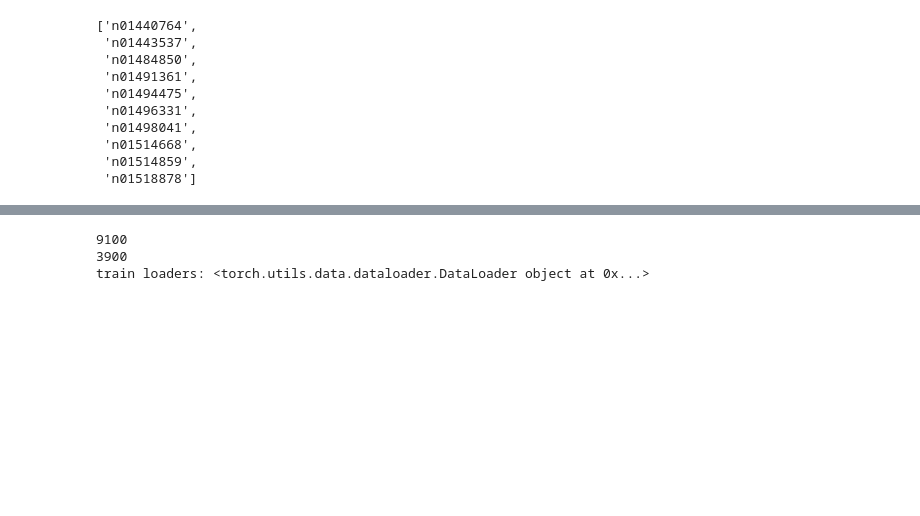
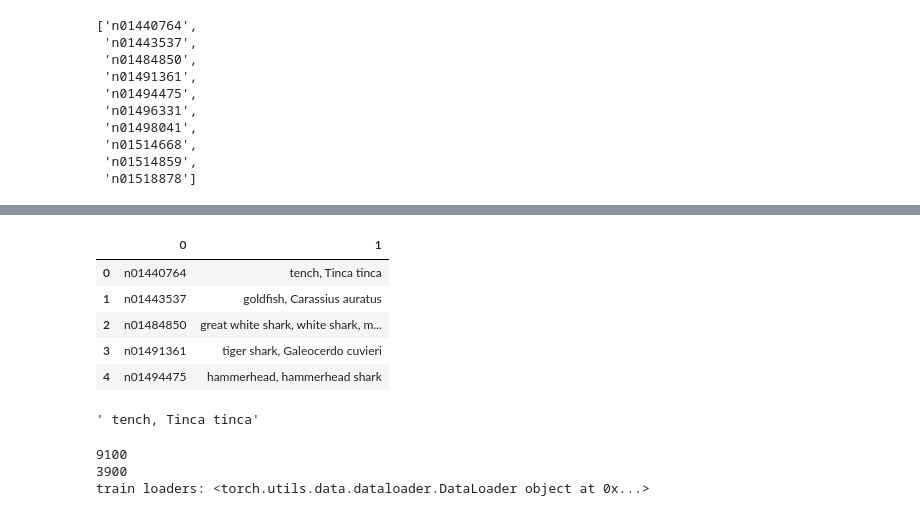
Before and after one commit to Flo3171/DS51_Project, a Jupyter notebook: code/DS51_Project.ipynb, the cells around one changed output, grey strips where cells are left out. Cells and saved outputs as stored; diff of their text form; code cells hidden in the pictures; blank space fills up the shorter version.

```diff
--- a/code/DS51_Project.ipynb
+++ b/code/DS51_Project.ipynb
@@ -47,5 +47,9 @@ La structure de ce data set est la suivante,le dossier ILSVRC contient un dossie
 # on vrérifie que le dataset à bien été téléchargé et on renseigne le chemin
 #datasetdir = "D:\\UTBM\\DS51\\imagenet-object-localization-challenge"
 datasetdir = "C:\\Users\\flocl\\OneDrive - Universite De Technologie De Belfort-Montbeliard\\UTBM\\INFO-04\\DS51\\dataset"
-for dirname, _, filenames in os.walk(datasetdir):
-    print(dirname)
+
+# on renseigne dans des variable les chemin des différent élément
+xml_folder= datasetdir + "\\ILSVRC\\Annotations\\CLS-LOC\\train"
+train_folder = datasetdir + "\\ILSVRC\\Data\\CLS-LOC\\train"
+test_folder = datasetdir + "\\ILSVRC\\Data\\CLS-LOC\\test"
+label_map = datasetdir + "\\ILSVRC\\LOC_synset_mapping.txt"
@@ -167,0 +136,12 @@ def resize_image(src, size=(128, 128), bgc="white"):
+# %%
+# on créer un data frame qui contient les noms des classes et leur numéro
+class_names = pd.read_csv(label_map, sep=";", header=None)
+# %%
+class_names.head()
+# %% [output]
+|  | 0 | 1 |
+| 0 | n01440764 | tench, Tinca tinca |
+| 1 | n01443537 | goldfish, Carassius auratus |
+| 2 | n01484850 | great white shark, white shark, m... |
+| 3 | n01491361 | tiger shark, Galeocerdo cuvieri |
+| 4 | n01494475 | hammerhead, hammerhead shark |
@@ -168,3 +154,7 @@ def resize_image(src, size=(128, 128), bgc="white"):
+# %%
+get_class_name("n01440764")
+# %% [output]
+' tench, Tinca tinca'
 # %%
 # on adaptre les images pour êtres utilisable par le modèle
 transform = transforms.Compose([
```
Also changed, not shown: parts of 12 cells of this notebook.
